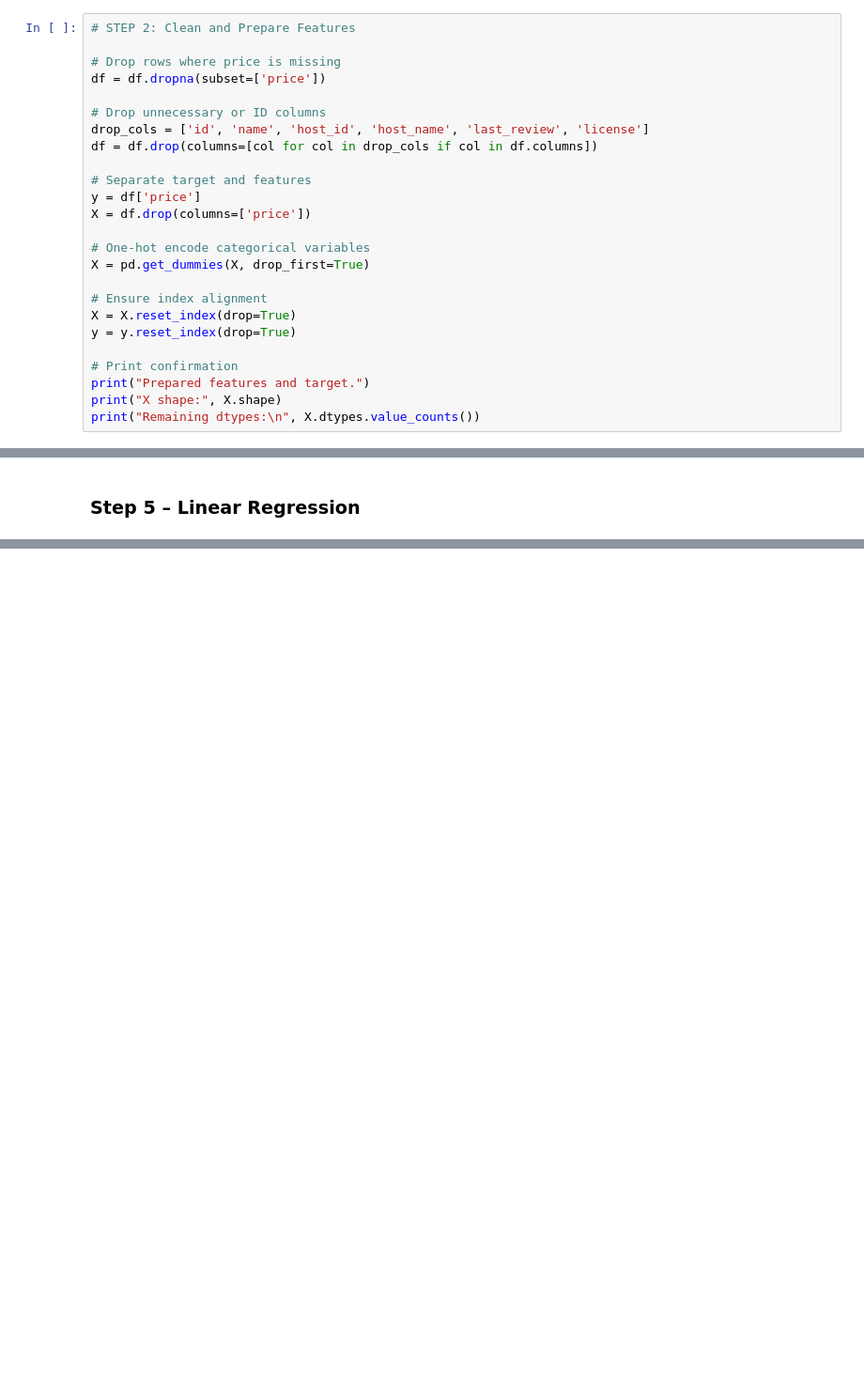
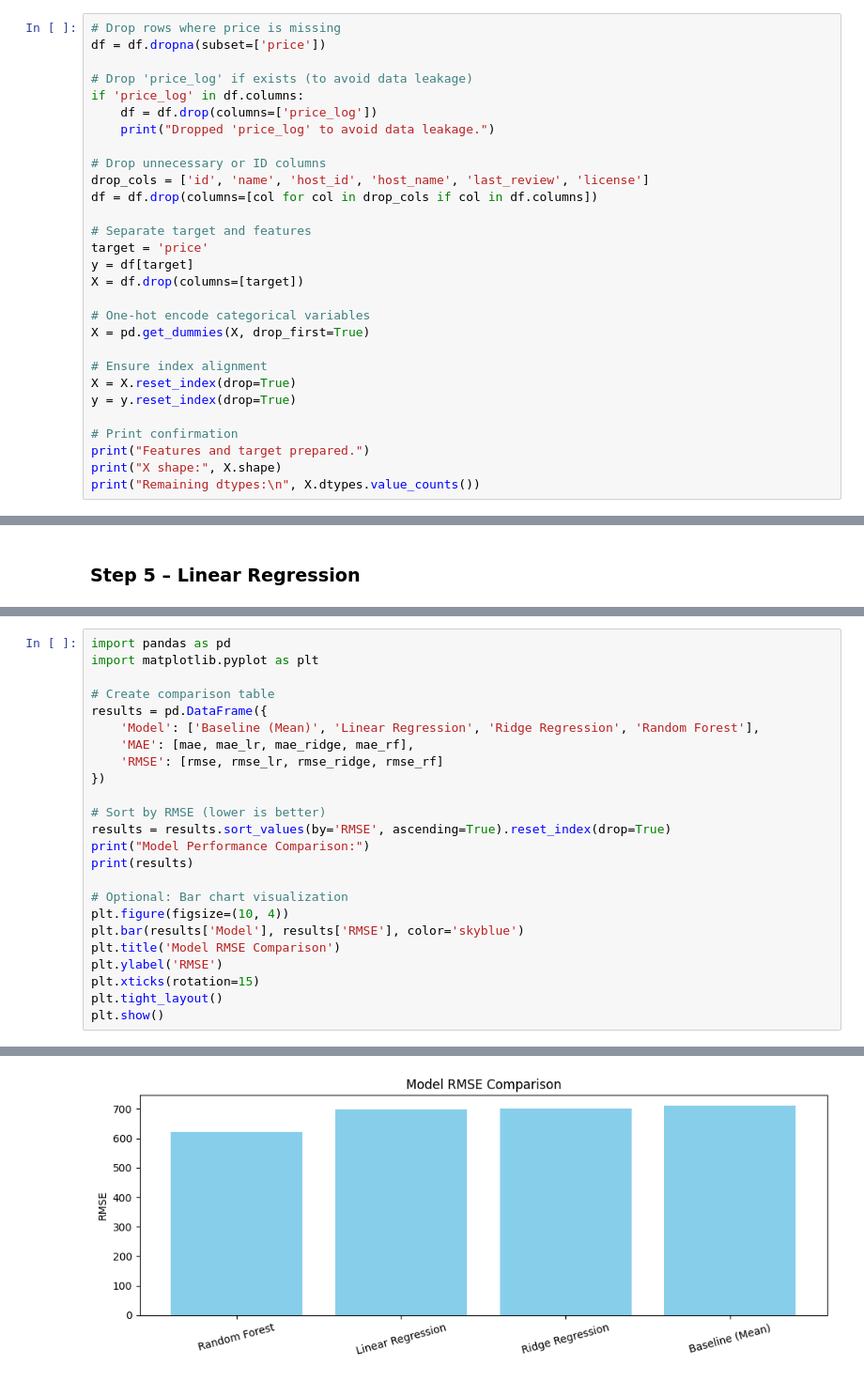
Before and after one commit to babakbaradaran/ml_airbnb_price_regression, a Jupyter notebook: 01_airbnb_price_regression/notebooks/modeling.ipynb, the cells around one changed output, grey strips where cells are left out. Shown at 94% size. Cells and saved outputs as stored; diff of their text form; blank space fills up the shorter version.

Commit message:
Fixed leaked columns that could be passed to the model as an answer. Added Step 7 in modeling notebook for model comparison.

```diff
--- a/01_airbnb_price_regression/notebooks/modeling.ipynb
+++ b/01_airbnb_price_regression/notebooks/modeling.ipynb
@@ -34,18 +34,22 @@ Loaded data with shape: (5596, 23)
 # %% [markdown]
 ### Step 2 – Define Target + Features
 # %%
-# STEP 2: Clean and Prepare Features
-
 # Drop rows where price is missing
 df = df.dropna(subset=['price'])
+
+# Drop 'price_log' if exists (to avoid data leakage)
+if 'price_log' in df.columns:
+    df = df.drop(columns=['price_log'])
+    print("Dropped 'price_log' to avoid data leakage.")
 
 # Drop unnecessary or ID columns
 drop_cols = ['id', 'name', 'host_id', 'host_name', 'last_review', 'license']
 df = df.drop(columns=[col for col in drop_cols if col in df.columns])
 
 # Separate target and features
-y = df['price']
-X = df.drop(columns=['price'])
+target = 'price'
+y = df[target]
+X = df.drop(columns=[target])
 
 # One-hot encode categorical variables
 X = pd.get_dummies(X, drop_first=True)
@@ -55,7 +59,7 @@ X = X.reset_index(drop=True)
 y = y.reset_index(drop=True)
 
 # Print confirmation
-print("Prepared features and target.")
+print("Features and target prepared.")
 print("X shape:", X.shape)
 print("Remaining dtypes:\n", X.dtypes.value_counts())
 # %% [output]
@@ -164,0 +211,25 @@ Linear Regression RMSE: 594.80
+# %%
+import pandas as pd
+import matplotlib.pyplot as plt
+
+# Create comparison table
+results = pd.DataFrame({
+    'Model': ['Baseline (Mean)', 'Linear Regression', 'Ridge Regression', 'Random Forest'],
+    'MAE': [mae, mae_lr, mae_ridge, mae_rf],
+    'RMSE': [rmse, rmse_lr, rmse_ridge, rmse_rf]
+})
+
+# Sort by RMSE (lower is better)
+results = results.sort_values(by='RMSE', ascending=True).reset_index(drop=True)
+print("Model Performance Comparison:")
+print(results)
+
+# Optional: Bar chart visualization
+plt.figure(figsize=(10, 4))
+plt.bar(results['Model'], results['RMSE'], color='skyblue')
+plt.title('Model RMSE Comparison')
+plt.ylabel('RMSE')
+plt.xticks(rotation=15)
+plt.tight_layout()
+plt.show()
+# %% [output]
@@ -164,0 +242 @@ Linear Regression RMSE: 594.80
+[figure, added]
```
Also changed, not shown: parts of 8 cells of this notebook.
